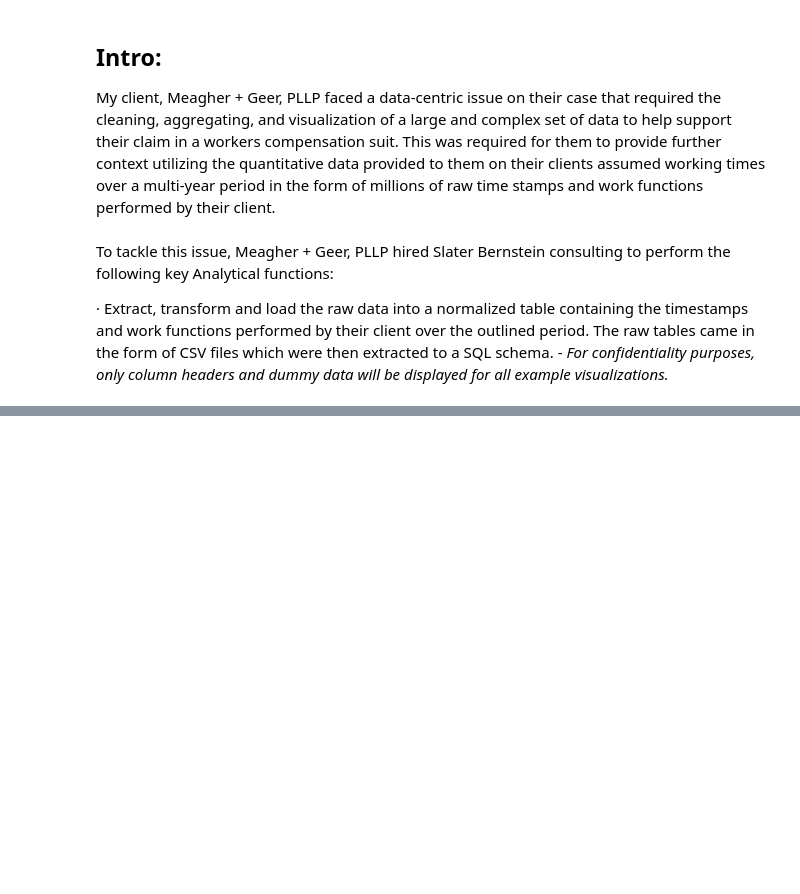
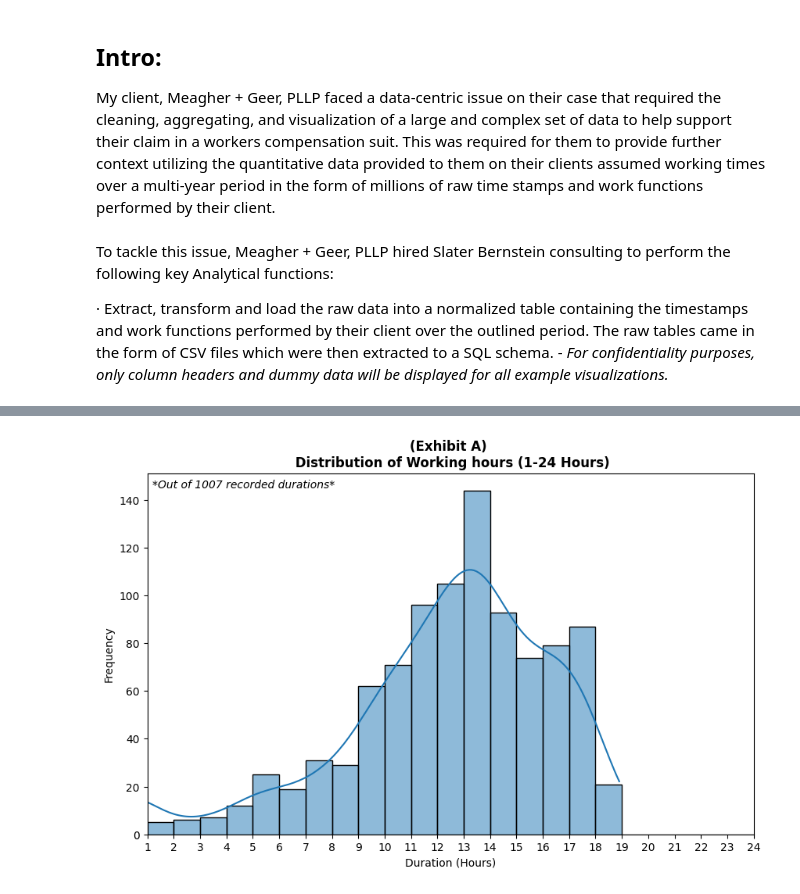
Before and after one commit to SB0912/Consulting-Portfolio, a Jupyter notebook: HvT.ipynb, the cells around one changed output, grey strips where cells are left out. Saved outputs shown, nothing was run; the diff lists cells and outputs as text; code cells hidden in the pictures; blank space fills up the shorter version.

Commit message:
updated and added hist/box charts

```diff
--- a/HvT.ipynb
+++ b/HvT.ipynb
@@ -209,0 +181,24 @@ Row Count: 1010
+# %%
+curser.execute("""
+SELECT
+    `date`,
+    MIN(first_timestamp) as startTime,
+    MAX(last_timestamp) as endTime,
+    TIMEDIFF(MAX(last_timestamp), MIN(first_timestamp)) as duration,
+    SUM(timestamp_count) as timestamp_count,
+    WEEKDAY(`date`) as DoW
+FROM
+    CombinedStamps
+WHERE
+    HOUR(first_timestamp) >= '05:00:00'
+GROUP BY
+    `date`
+HAVING
+    `date` BETWEEN '2020-09-26' AND '2023-08-08';
+               """)
+combinedStamps = curser.fetchall()
+headers = [i[0] for i in curser.description]
+combinedStampsDf = pd.DataFrame(combinedStamps, columns=[headers], index=None)
+combinedStampsDf.columns = ['_'.join(col) if isinstance(col, tuple) else col for col in combinedStampsDf.columns]
+display(combinedStampsDf.head(10))
+print("Row Count: " + str(len(combinedStampsDf)))
@@ -209,0 +222,17 @@ Row Count: 1010
+# %%
+combinedStampsDf['duration_hours'] = combinedStampsDf['duration'].dt.total_seconds() / 3600  # Convert timedelta to hours
+
+bins = range(1, 25)
+
+plt.figure(figsize=(10, 6))
+sns.histplot(combinedStampsDf['duration_hours'], bins=bins, kde=True)
+
+plt.title('(Exhibit A) \n Distribution of Working hours (1-24 Hours)', fontweight="bold")
+plt.xlabel('Duration (Hours)')
+plt.ylabel('Frequency')
+plt.text(1.2, 145, f"*Out of {len(combinedStampsDf['duration_hours'])} recorded durations*", fontstyle="italic")
+plt.xticks(bins)
+plt.xlim(1, 24)
+plt.show()
+# %% [output]
+[figure, added]
```
Also changed, not shown: parts of 10 cells of this notebook.
